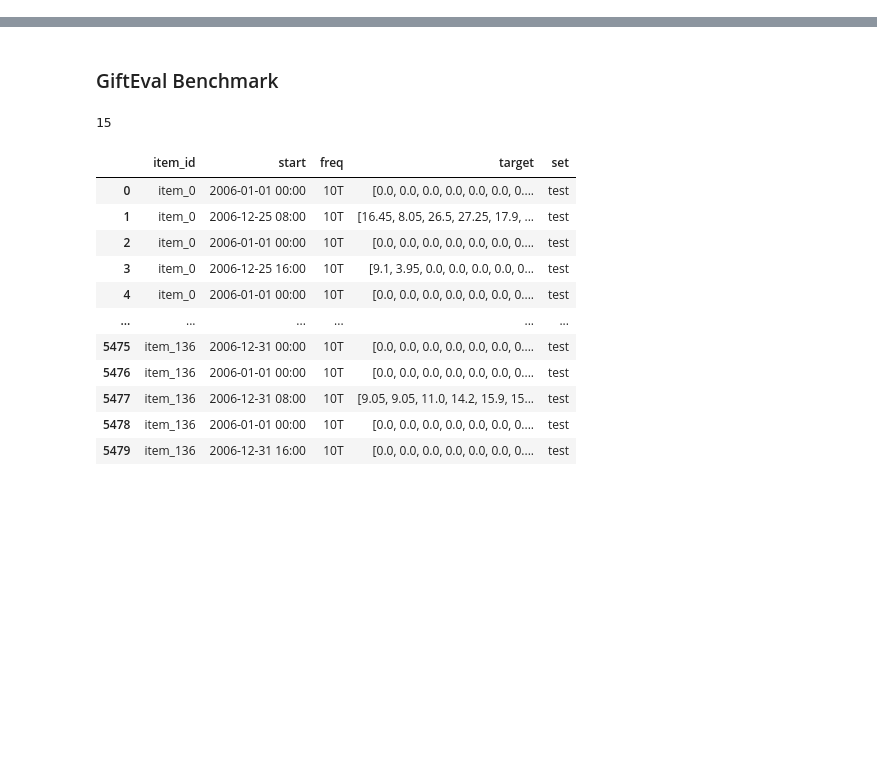
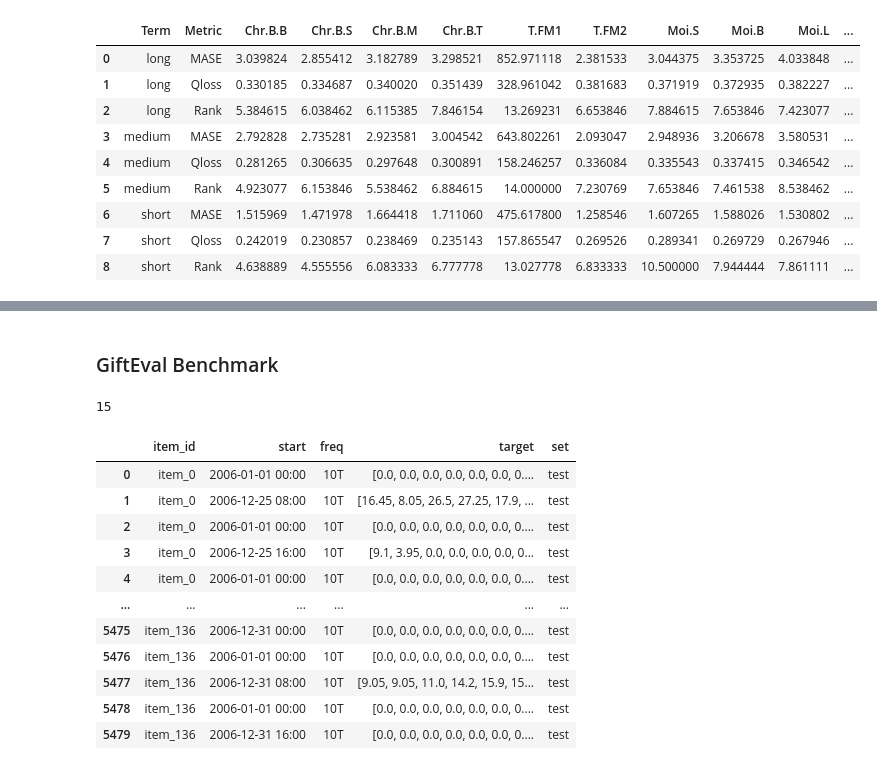
Before and after one commit to GiuliaGhisolfi/TSFM-ZeroShotEval, a Jupyter notebook: src/08_EDAAllDatasets.ipynb, the cells around one changed output, grey strips where cells are left out. Saved outputs shown, nothing was run; the diff lists cells and outputs as text; code cells hidden in the pictures; blank space fills up the shorter version.

```diff
--- a/src/08_EDAAllDatasets.ipynb
+++ b/src/08_EDAAllDatasets.ipynb
@@ -6,0 +144,27 @@ import numpy as np
+# %%
+term_results = final_df.groupby(["Term", "Metric"]).agg({
+    "Chr.B.B": "mean",
+    "Chr.B.S": "mean",
+    "Chr.B.M": "mean",
+    "Chr.B.T": "mean",
+    "T.FM1": "mean",
+    "T.FM2": "mean",
+    "Moi.S": "mean",
+    "Moi.B": "mean",
+    "Moi.L": "mean",
+}).reset_index()
+term_results["Best"] = term_results[["Chr.B.B", "Chr.B.S", "Chr.B.M", "Chr.B.T", "T.FM1", "T.FM2",
+    "Moi.S", "Moi.B", "Moi.L",]].idxmin(axis=1)
+
+term_results
+# %% [output]
+|  | Term | Metric | Chr.B.B | Chr.B.S | Chr.B.M | Chr.B.T | T.FM1 | T.FM2 | Moi.S | Moi.B | Moi.L | ... |
+| 0 | long | MASE | 3.039824 | 2.855412 | 3.182789 | 3.298521 | 852.971118 | 2.381533 | 3.044375 | 3.353725 | 4.033848 | ... |
+| 1 | long | Qloss | 0.330185 | 0.334687 | 0.340020 | 0.351439 | 328.961042 | 0.381683 | 0.371919 | 0.372935 | 0.382227 | ... |
+| 2 | long | Rank | 5.384615 | 6.038462 | 6.115385 | 7.846154 | 13.269231 | 6.653846 | 7.884615 | 7.653846 | 7.423077 | ... |
+| 3 | medium | MASE | 2.792828 | 2.735281 | 2.923581 | 3.004542 | 643.802261 | 2.093047 | 2.948936 | 3.206678 | 3.580531 | ... |
+| 4 | medium | Qloss | 0.281265 | 0.306635 | 0.297648 | 0.300891 | 158.246257 | 0.336084 | 0.335543 | 0.337415 | 0.346542 | ... |
+| 5 | medium | Rank | 4.923077 | 6.153846 | 5.538462 | 6.884615 | 14.000000 | 7.230769 | 7.653846 | 7.461538 | 8.538462 | ... |
+| 6 | short | MASE | 1.515969 | 1.471978 | 1.664418 | 1.711060 | 475.617800 | 1.258546 | 1.607265 | 1.588026 | 1.530802 | ... |
+| 7 | short | Qloss | 0.242019 | 0.230857 | 0.238469 | 0.235143 | 157.865547 | 0.269526 | 0.289341 | 0.269729 | 0.267946 | ... |
+| 8 | short | Rank | 4.638889 | 4.555556 | 6.083333 | 6.777778 | 13.027778 | 6.833333 | 10.500000 | 7.944444 | 7.861111 | ... |
```
Also changed, not shown: parts of 10 cells of this notebook.
